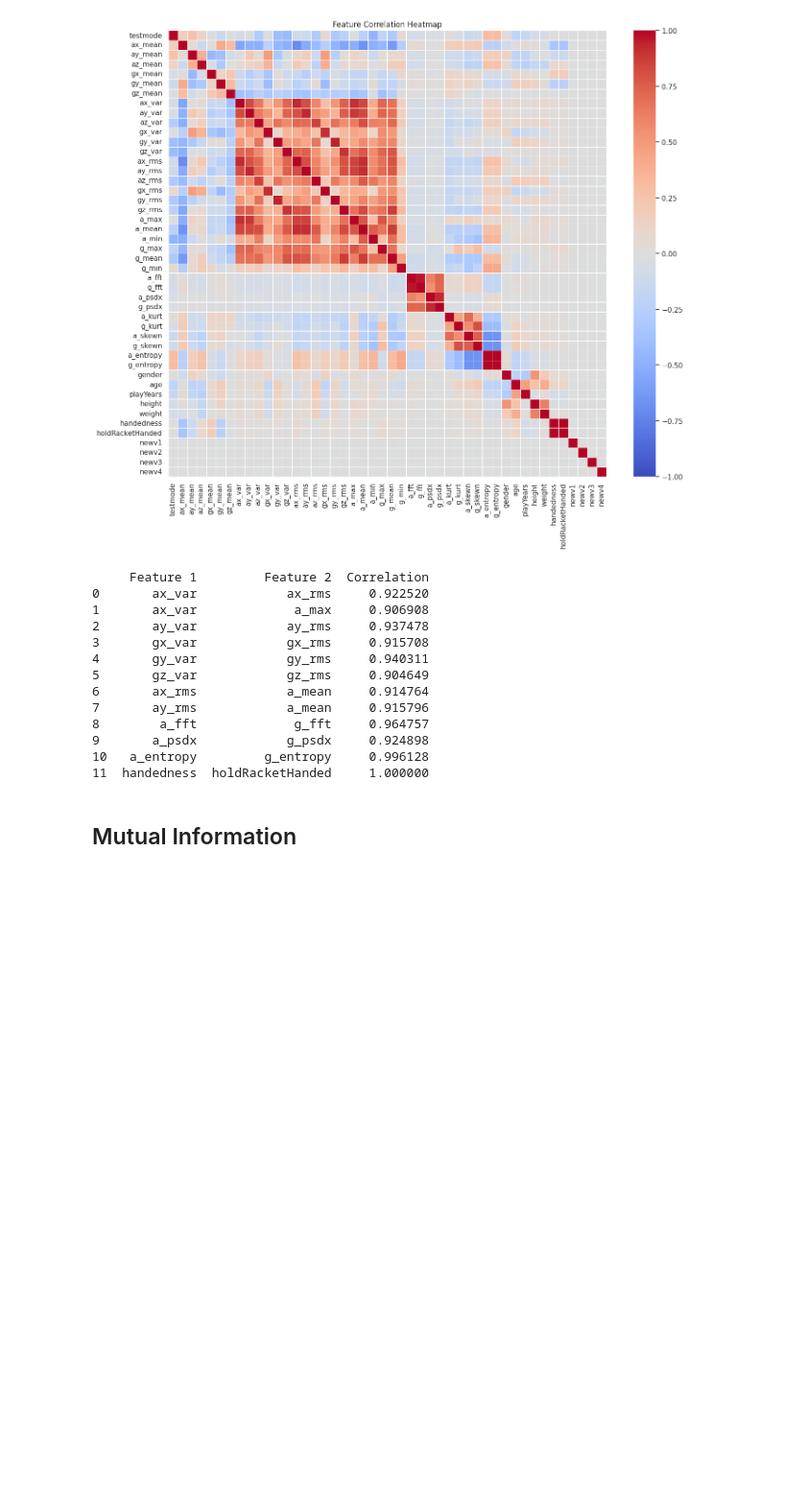
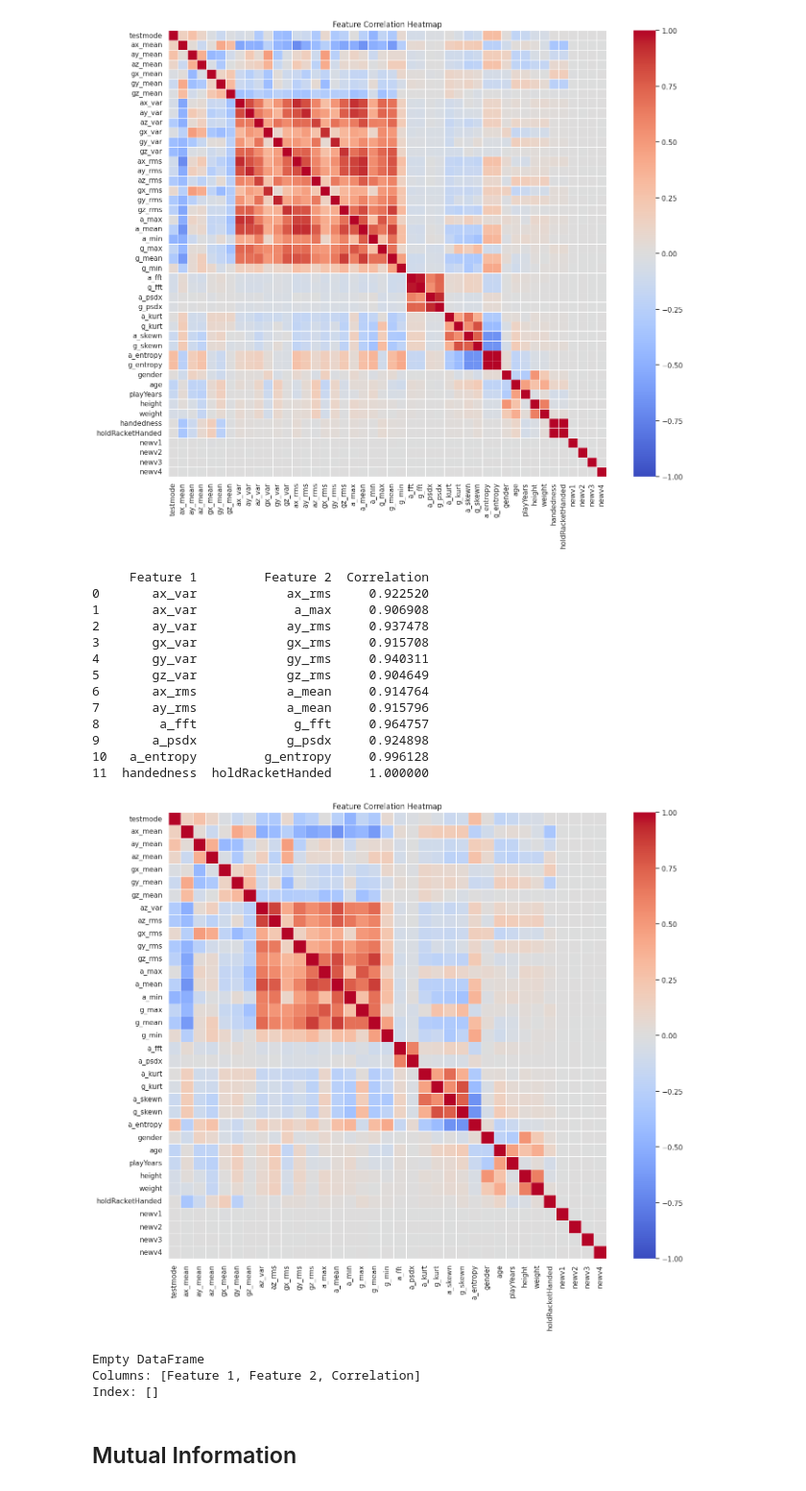
Before and after one commit to Renee0330/bob_study_allFiles, a Jupyter notebook: untitled1.ipynb, the cells around one changed output. Shown at 96% size. Drawn from its saved outputs; the diff is of its cells as text; code cells hidden in the pictures; blank space fills up the shorter version.

```diff
--- a/untitled1.ipynb
+++ b/untitled1.ipynb
@@ -200,5 +198,36 @@ print(high_corr_df)
 11  handedness  holdRacketHanded     1.000000
 # %%
 ttswing = ttswing.drop(['ax_var', 'ay_var', 'ay_var', 'gx_var', 'gy_var', 'gz_var', 'ax_rms', 'ay_rms', 'g_fft', 'g_psdx', 'g_entropy', 'handedness'], axis = 1)
+# %%
+# 计算相关系数矩阵
+corr_matrix = ttswing.corr()
+# 绘制相关性热图
+plt.figure(figsize=(14, 12))
+sns.heatmap(corr_matrix,
+            cmap='coolwarm',
+            annot=False,
+            fmt=".2f",
+            linewidths=0.5,
+            vmin=-1, vmax=1,)
+plt.title("Feature Correlation Heatmap")
+plt.tight_layout()
+plt.show()
+# 设置阈值
+threshold = 0.90
+upper_tri = corr_matrix.where(np.triu(np.ones(corr_matrix.shape), k=1).astype(bool))
+
+# 找出高度相关的变量对
+high_corr_pairs = [(row, col, upper_tri.loc[row, col])
+                   for row in upper_tri.index
+                   for col in upper_tri.columns
+                   if abs(upper_tri.loc[row, col]) > threshold]
+# 输出为 DataFrame
+high_corr_df = pd.DataFrame(high_corr_pairs, columns=["Feature 1", "Feature 2", "Correlation"])
+print(high_corr_df)
+# %% [output]
+[figure, added]
+Empty DataFrame
+Columns: [Feature 1, Feature 2, Correlation]
+Index: []
 # %% [markdown]
 ## Mutual Information
```
Also changed, not shown: parts of 19 cells of this notebook.
